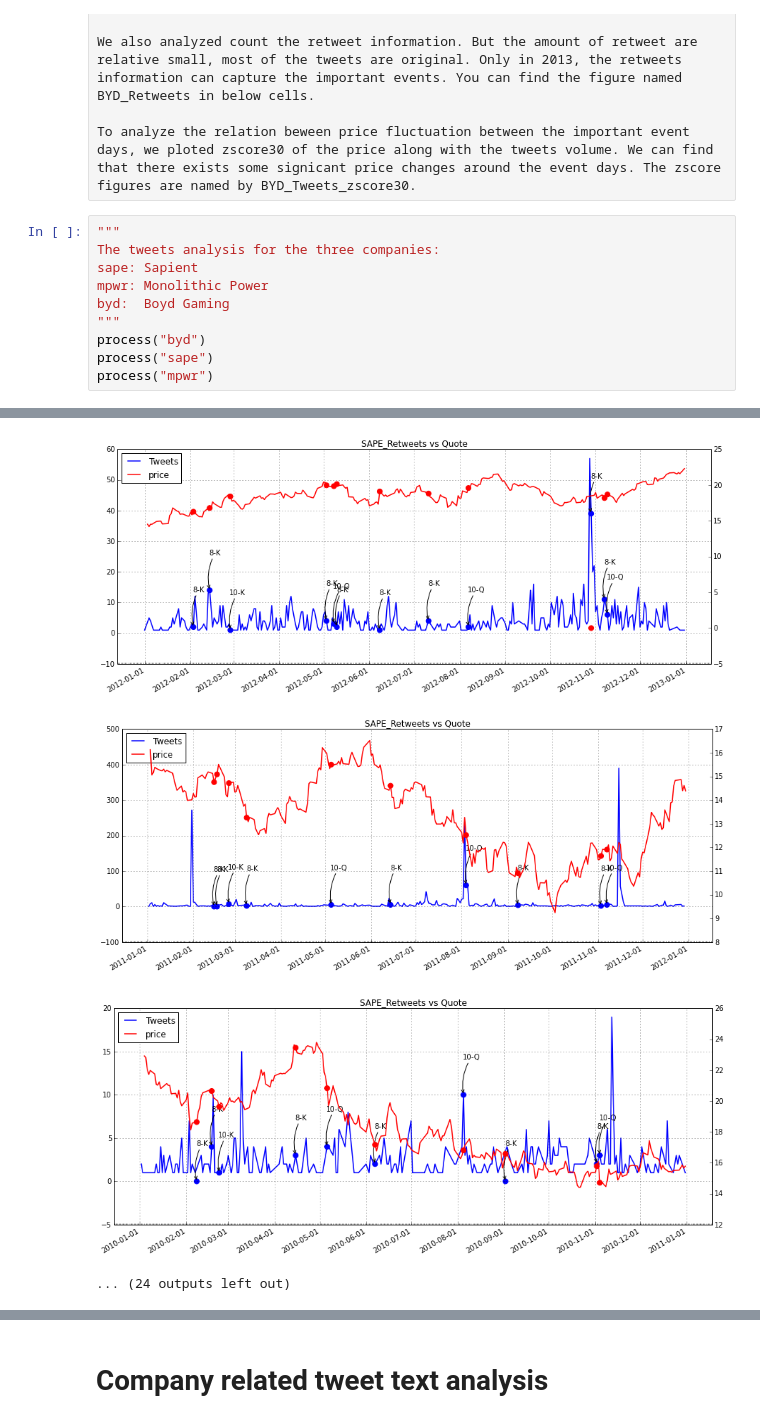
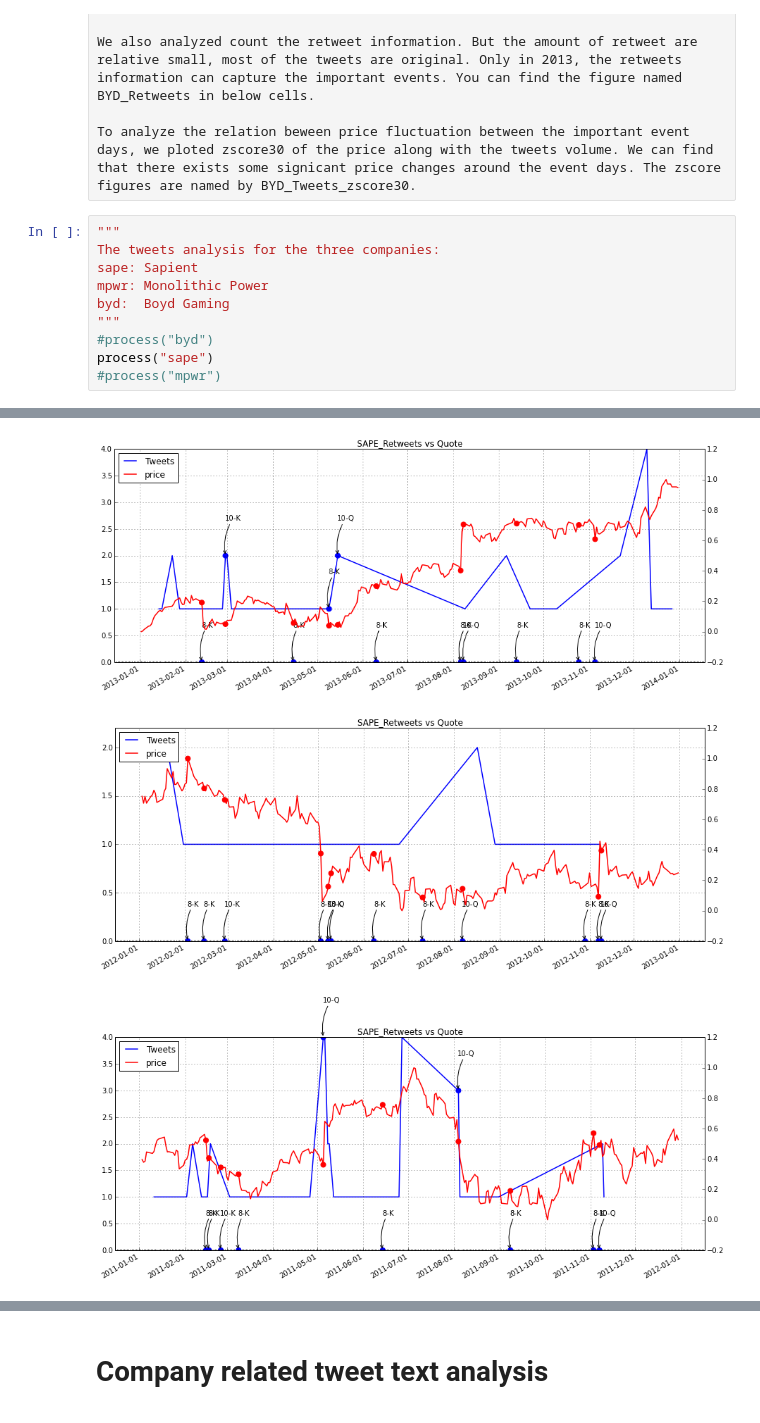
Before and after one commit to Tskatom/company_market, a Jupyter notebook: code/Company_Tweet_Analysis.ipynb, the cells around one changed output, grey strips where cells are left out. Drawn from its saved outputs; the diff is of its cells as text.

```diff
--- a/code/Company_Tweet_Analysis.ipynb
+++ b/code/Company_Tweet_Analysis.ipynb
@@ -22,7 +29,7 @@ sape: Sapient
 mpwr: Monolithic Power
 byd:  Boyd Gaming
 """
-process("byd")
+#process("byd")
 process("sape")
-process("mpwr")
+#process("mpwr")
 # %% [output]
@@ -38,4 +45,3 @@ process("mpwr")
-[figure, old version]
+[figure, new version]
-[figure, old version]
+[figure, new version]
-[figure, old version]
+[figure, new version]
-... (24 outputs left out)
```
Also changed, not shown: parts of 5 cells of this notebook.
